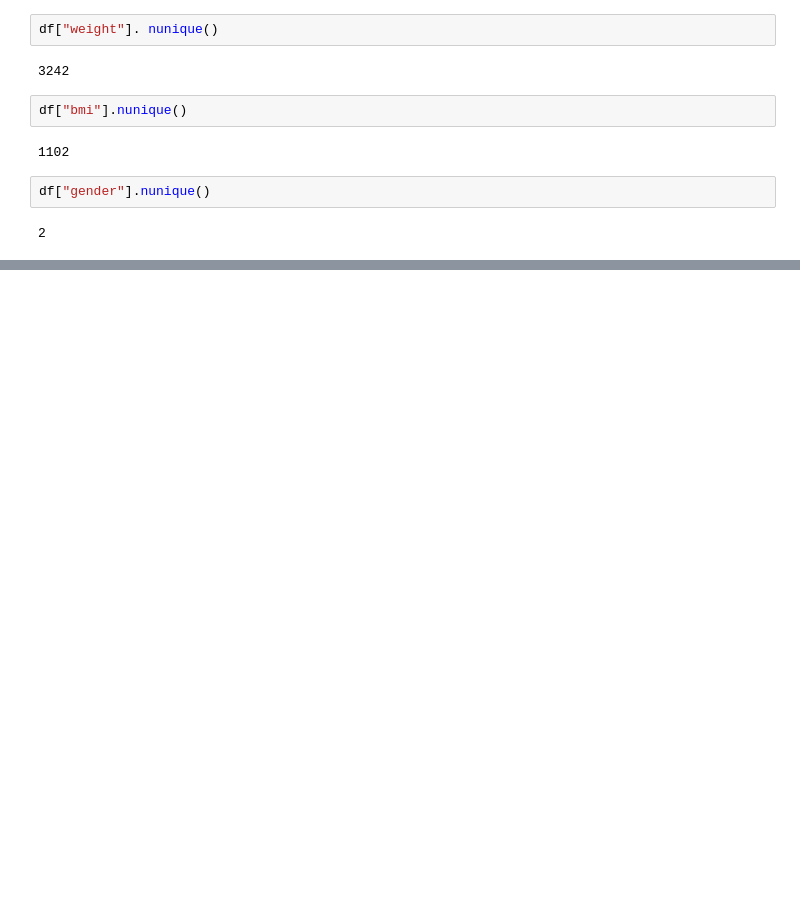
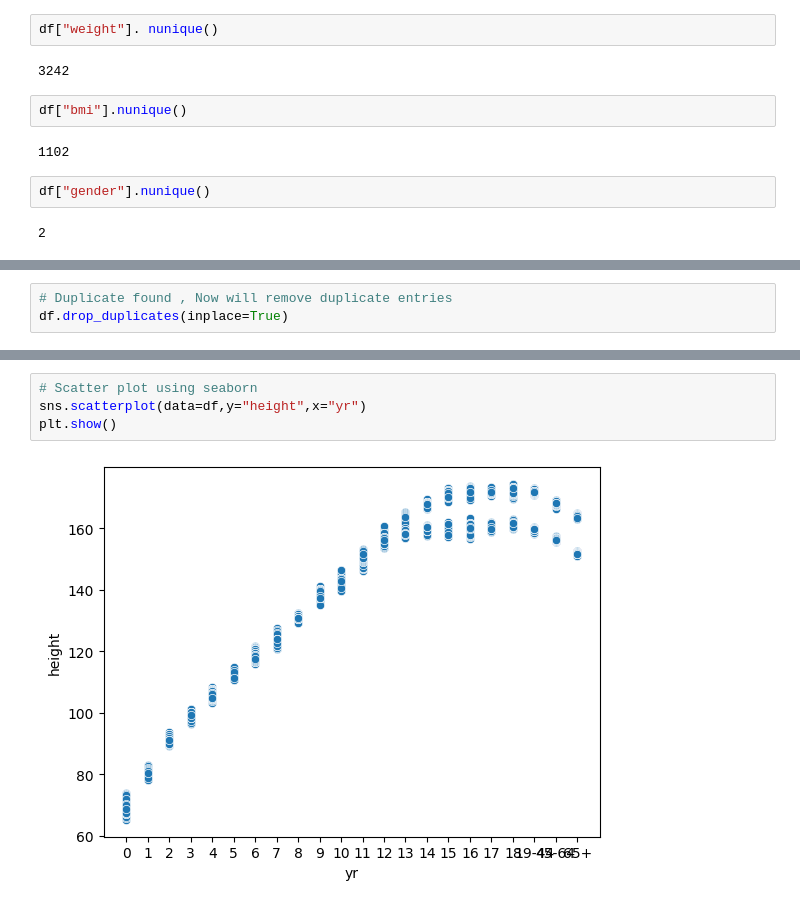
Before and after one commit to saadkhalidabbasi/EDA-Projects, a Jupyter notebook: Taiwan_height_and_weight_sampling_data.ipynb, the cells around one changed output, grey strips where cells are left out. Saved outputs shown, nothing was run; the diff lists cells and outputs as text; blank space fills up the shorter version.

```diff
--- a/Taiwan_height_and_weight_sampling_data.ipynb
+++ b/Taiwan_height_and_weight_sampling_data.ipynb
@@ -92,0 +120,3 @@ df["gender"].nunique()
+# %%
+# Duplicate found , Now will remove duplicate entries
+df.drop_duplicates(inplace=True)
@@ -92,0 +141,6 @@ df["gender"].nunique()
+# %%
+# Scatter plot using seaborn
+sns.scatterplot(data=df,y="height",x="yr")
+plt.show()
+# %% [output]
+[figure, added]
```
Also changed, not shown: parts of 16 cells of this notebook.
